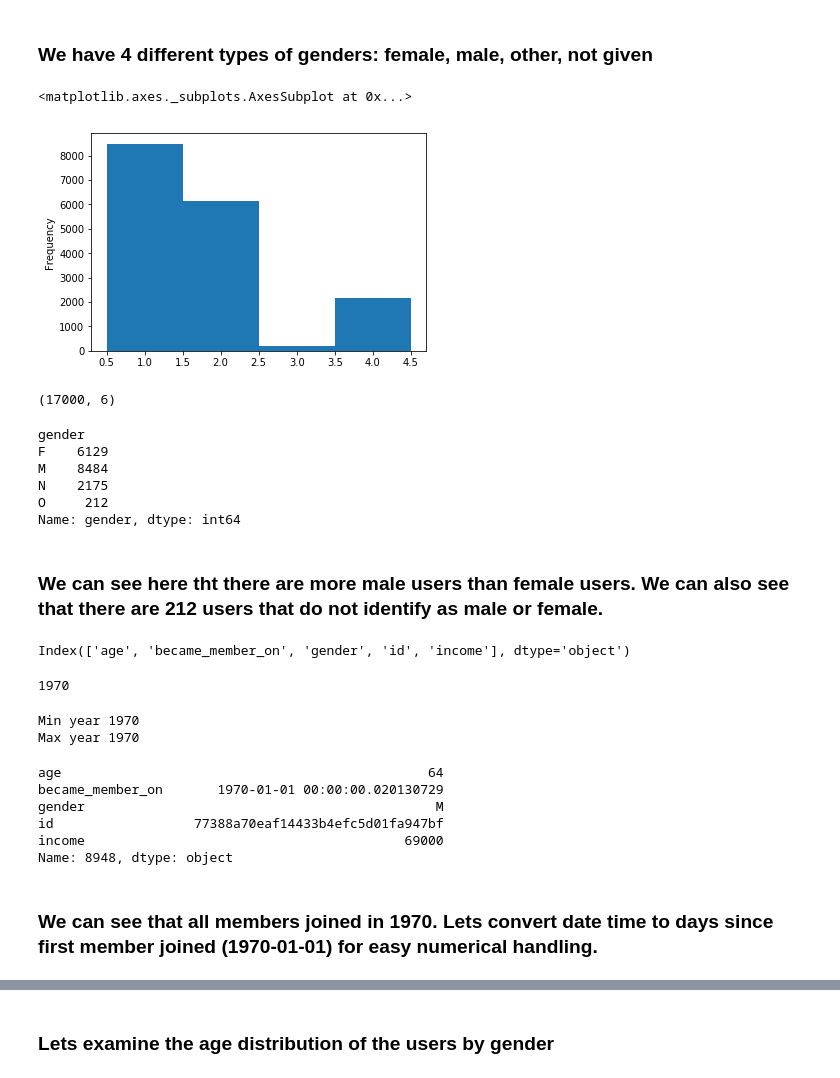
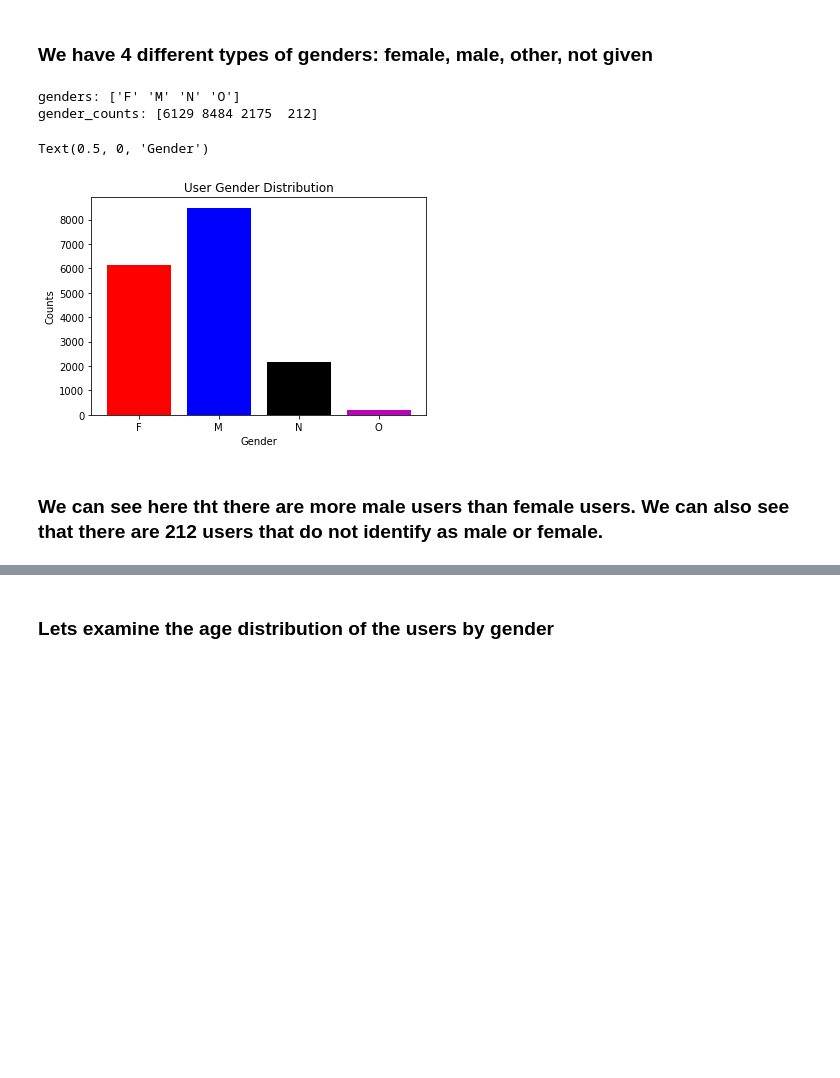
Before and after one commit to QuintinSheridan/StarbucksOffers, a Jupyter notebook: Starbucks_Capstone_notebook.ipynb, the cells around one changed output, grey strips where cells are left out. Drawn from its saved outputs; the diff is of its cells as text; code cells hidden in the pictures; blank space fills up the shorter version.

```diff
--- a/Starbucks_Capstone_notebook.ipynb
+++ b/Starbucks_Capstone_notebook.ipynb
@@ -544,36 +557,3 @@ profile[profile['gender']=='N'].shape
 (2175, 5)
 # %% [markdown]
 ### We have 4 different types of genders: female, male, other, not given
-# %%
-# Lets examine the gender distribution of the users
-# first we will ned to convert gender to a numeric form.  we will use the following keys
-# {'M':1, 'F':2, 'O':3, 'N':4}
-def get_gender_id(row):
-    if row['gender'] == 'M':
-        return 1
-    elif row['gender'] == 'F':
-        return 2
-    elif row['gender'] == 'O':
-        return 3
-    elif row['gender'] == 'N':
-        return 4
-
-profile['gender_id'] = profile.apply(get_gender_id, axis=1)
-
-profile['gender_id'].plot.hist(bins=[0.5, 1.5, 2.5,3.5, 4.5])
-# %% [output]
-<matplotlib.axes._subplots.AxesSubplot at 0x...>
-[figure, removed]
-# %%
-profile.shape
-# %% [output]
-(17000, 6)
-# %%
-profile.groupby('gender')['gender'].count()
-# %% [output]
-gender
-F    6129
-M    8484
-N    2175
-O     212
-Name: gender, dtype: int64
@@ -582,27 +560,19 @@ profile.drop('gender_id', axis=1, inplace=True)
+# %%
+# Lets examine the gender distribution of the users
+gender_count = profile.groupby('gender')['gender'].count()
+
+genders = gender_count.index.values
+gender_counts = gender_count.values
+print(f'genders: {genders}')
+print(f'gender_counts: {gender_counts}')
+plt.bar(genders, gender_counts, color =('r', 'b', 'k', 'm'))
+plt.title('User Gender Distribution')
+plt.ylabel('Counts')
+plt.xlabel('Gender')
+# %% [output]
+genders: ['F' 'M' 'N' 'O']
+gender_counts: [6129 8484 2175  212]
+Text(0.5, 0, 'Gender')
+[figure, added]
 # %% [markdown]
 ### We can see here tht there are more male users than female users.  We can also see that there are 212 users that do not identify as male or female.
-# %%
-profile.columns
-# %% [output]
-Index(['age', 'became_member_on', 'gender', 'id', 'income'], dtype='object')
-# %%
-profile['became_member_on'].dt.year.min()
-# %% [output]
-1970
-# %%
-print(f"Min year {profile['became_member_on'].dt.year.min()}")
-print(f"Max year {profile['became_member_on'].dt.year.min()}")
-# %% [output]
-Min year 1970
-Max year 1970
-# %%
-profile.sort_values(by='became_member_on', ascending=True).iloc[0]
-# %% [output]
-age                                               64
-became_member_on       1970-01-01 00:00:00.020130729
-gender                                             M
-id                  77388a70eaf14433b4efc5d01fa947bf
-income                                         69000
-Name: 8948, dtype: object
-# %% [markdown]
-### We can see that all members joined in 1970.  Lets convert date time to days since first member joined (1970-01-01) for easy numerical handling.
```
Also changed, not shown: parts of 151 cells of this notebook, 6 other files.
